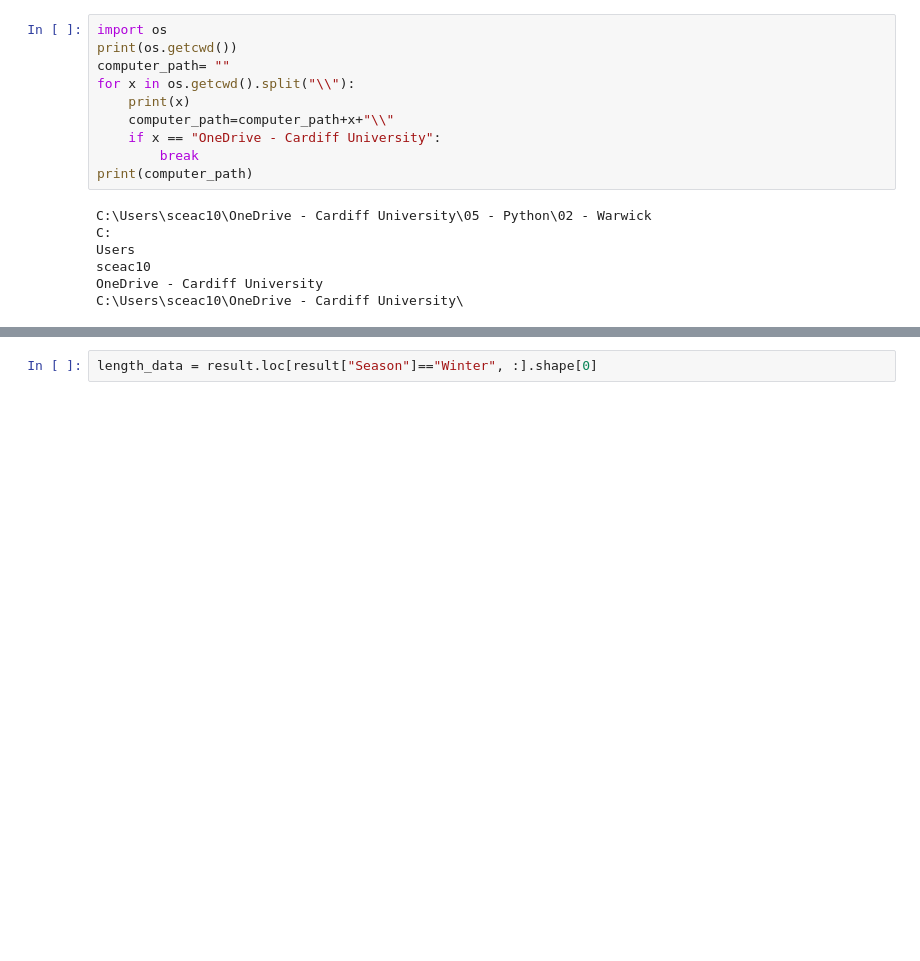
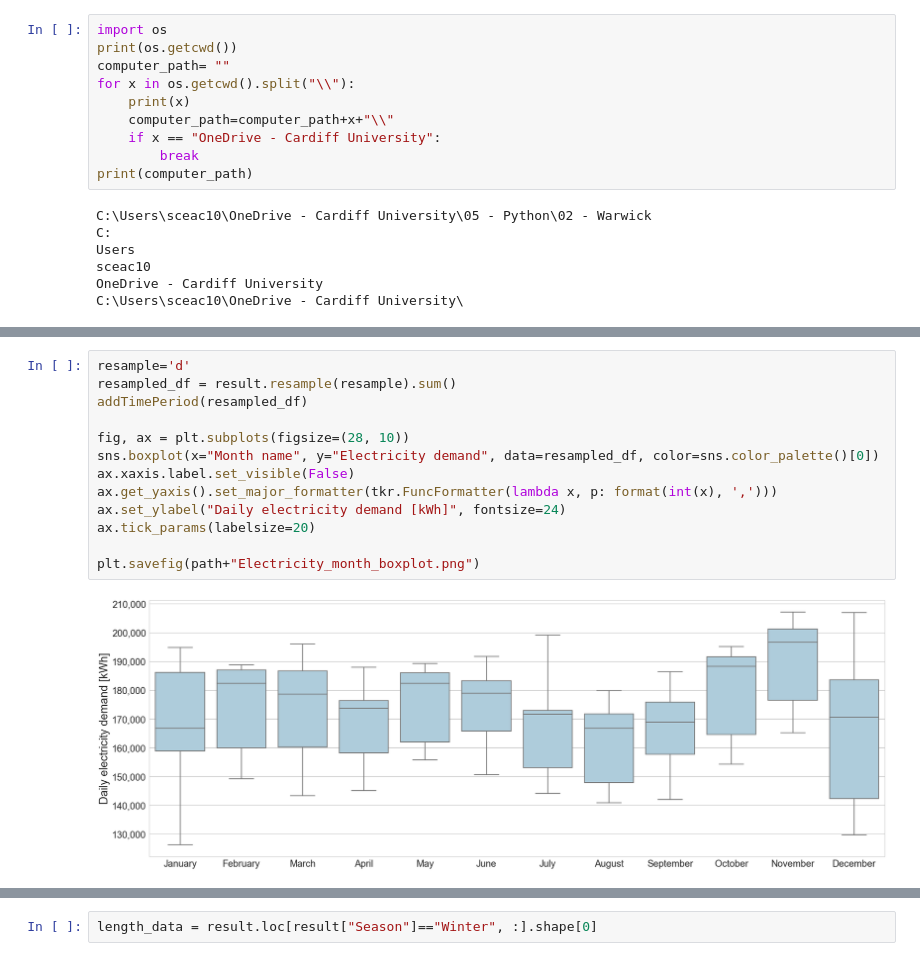
Before and after one commit to AlexandreLab/02---Warwick, a Jupyter notebook: Overall system analysis.ipynb, the cells around one changed output, grey strips where cells are left out. Drawn from its saved outputs; the diff is of its cells as text; blank space fills up the shorter version.

```diff
--- a/Overall system analysis.ipynb
+++ b/Overall system analysis.ipynb
@@ -121,0 +177,15 @@ plt.savefig(path+season+"density-distribution.png")
+# %%
+resample='d'
+resampled_df = result.resample(resample).sum()
+addTimePeriod(resampled_df)
+
+fig, ax = plt.subplots(figsize=(28, 10))
+sns.boxplot(x="Month name", y="Electricity demand", data=resampled_df, color=sns.color_palette()[0])
+ax.xaxis.label.set_visible(False)
+ax.get_yaxis().set_major_formatter(tkr.FuncFormatter(lambda x, p: format(int(x), ',')))
+ax.set_ylabel("Daily electricity demand [kWh]", fontsize=24)
+ax.tick_params(labelsize=20)
+
+plt.savefig(path+"Electricity_month_boxplot.png")
+# %% [output]
+[figure, added]
```
Also changed, not shown: parts of 49 cells of this notebook, 2 other files.
